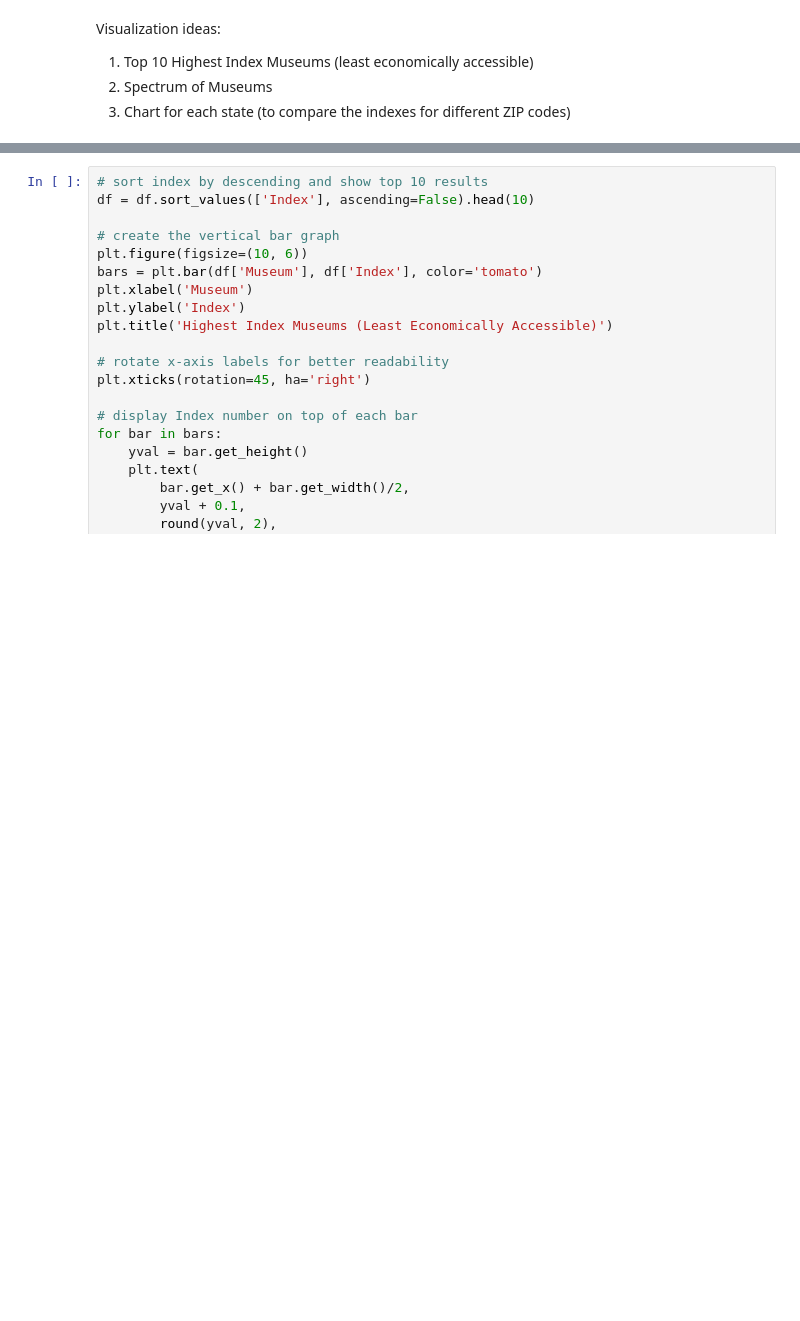
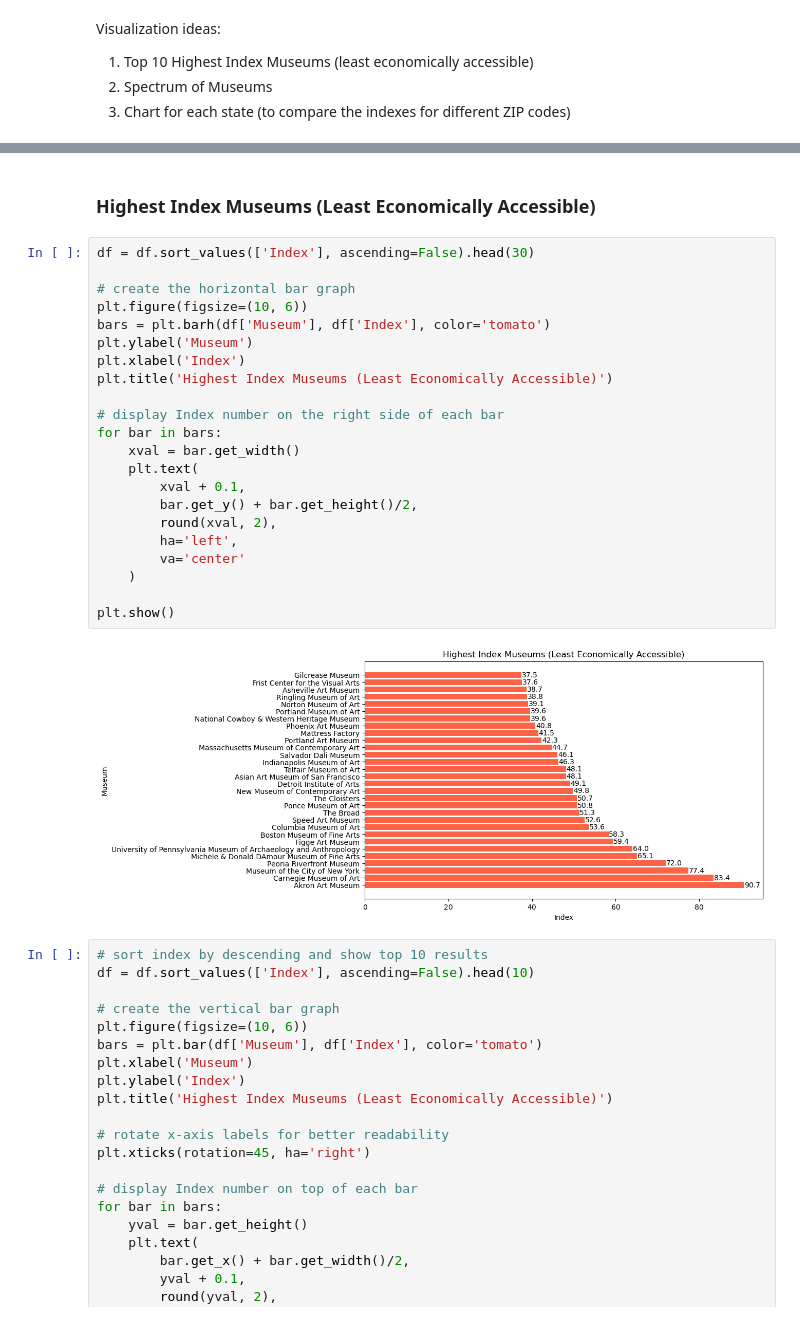
Before and after one commit to krduva02/Accessing-Art-Museums, a Jupyter notebook: Accessing Art Museums.ipynb, the cells around one changed output, grey strips where cells are left out. Cells and saved outputs as stored; diff of their text form; blank space fills up the shorter version.

```diff
--- a/Accessing Art Museums.ipynb
+++ b/Accessing Art Museums.ipynb
@@ -318,3 +371,29 @@ Visualization ideas:
+# %% [markdown]
+### Highest Index Museums (Least Economically Accessible)
+# %%
+df = df.sort_values(['Index'], ascending=False).head(30)
+
+# create the horizontal bar graph
+plt.figure(figsize=(10, 6))
+bars = plt.barh(df['Museum'], df['Index'], color='tomato')
+plt.ylabel('Museum')
+plt.xlabel('Index')
+plt.title('Highest Index Museums (Least Economically Accessible)')
+
+# display Index number on the right side of each bar
+for bar in bars:
+    xval = bar.get_width()
+    plt.text(
+        xval + 0.1,
+        bar.get_y() + bar.get_height()/2,
+        round(xval, 2),
+        ha='left',
+        va='center'
+    )
+
+plt.show()
+# %% [output]
+[figure, added]
 # %%
 # sort index by descending and show top 10 results
 df = df.sort_values(['Index'], ascending=False).head(10)
```
Also changed, not shown: parts of 4 cells of this notebook.
